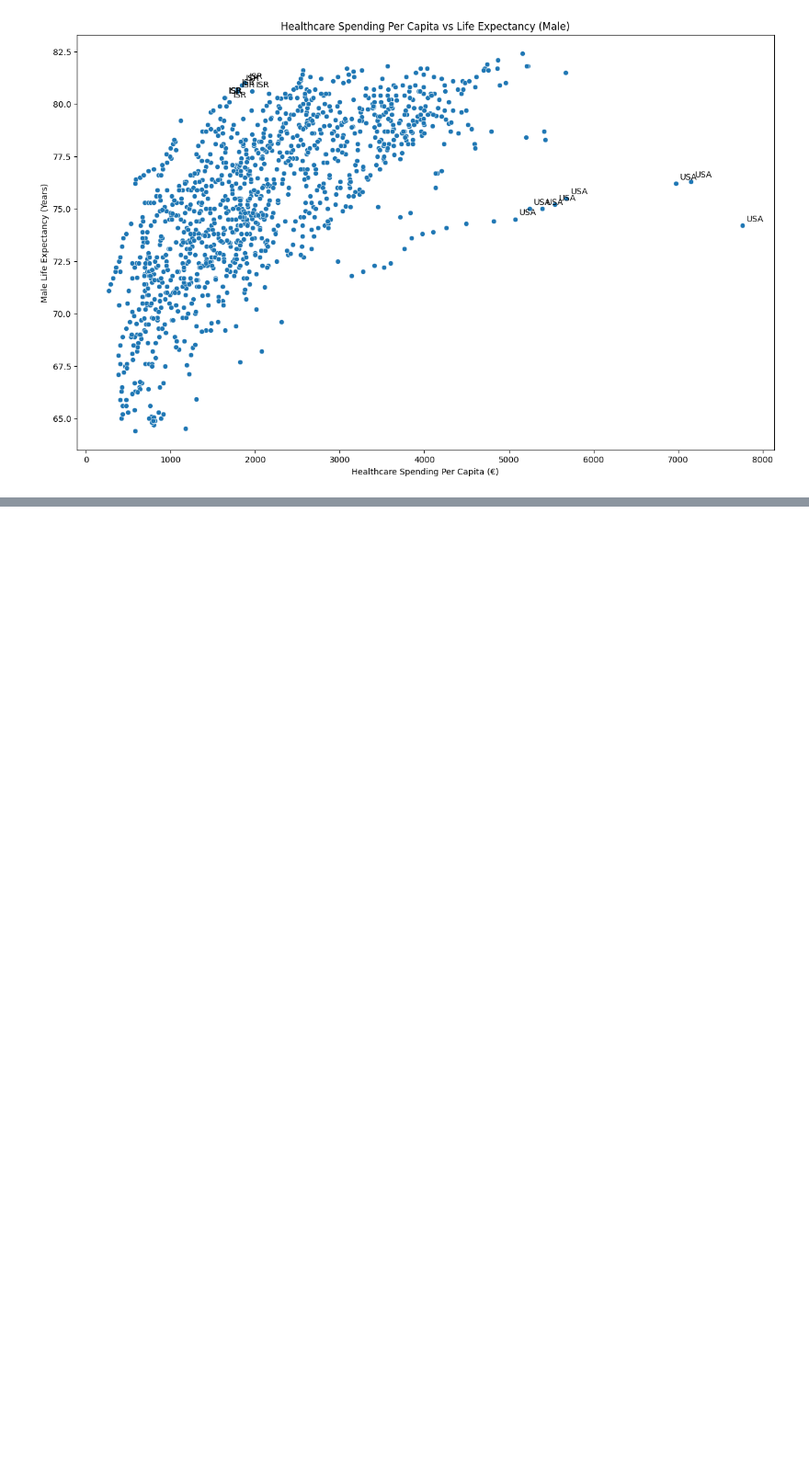
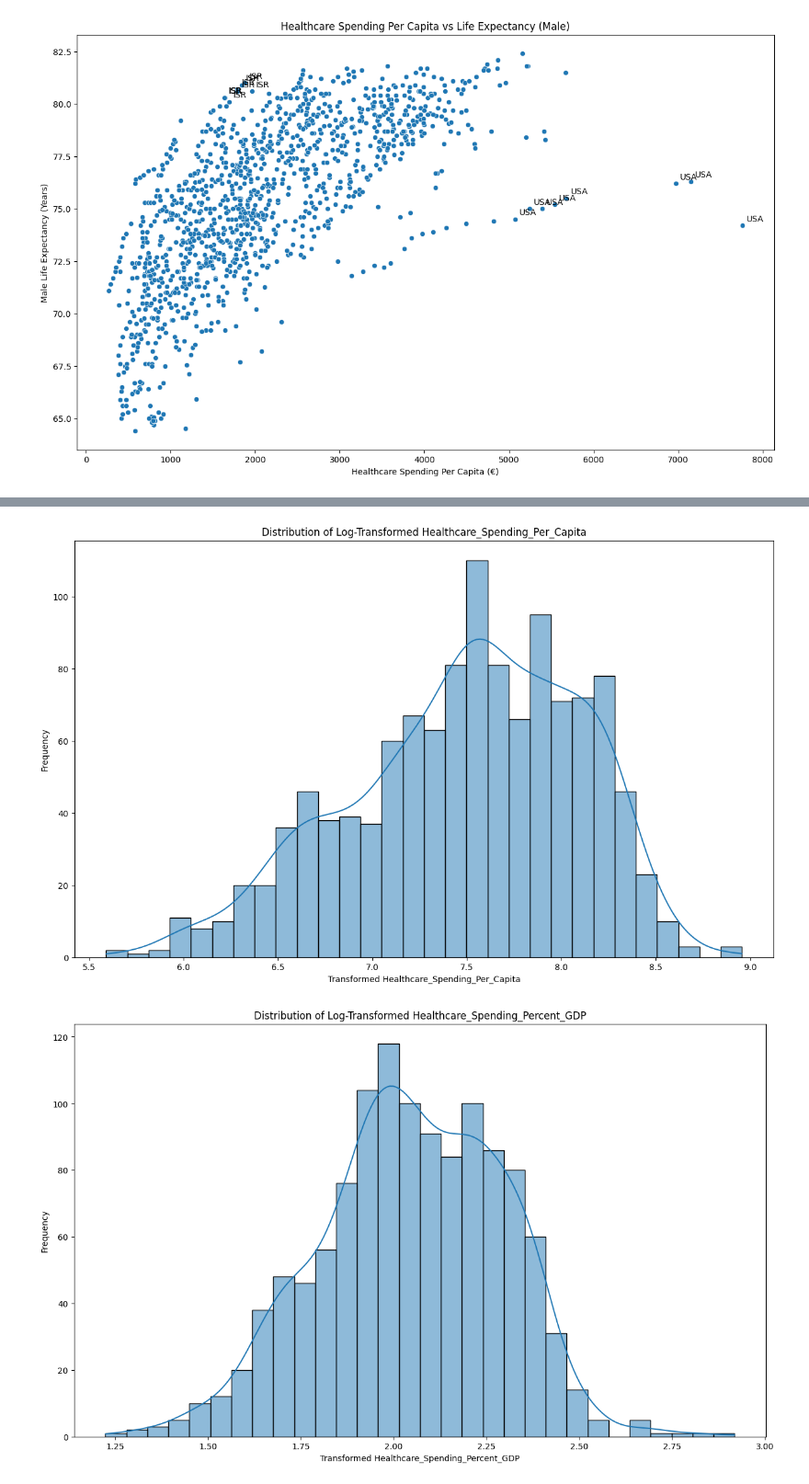
Before and after one commit to BastiSeid/healthcare-efficiency-analysis, a Jupyter notebook: notebooks/01_data_collection.ipynb, the cells around one changed output, grey strips where cells are left out. Shown at 92% size. Cells and saved outputs as stored; diff of their text form; code cells hidden in the pictures; blank space fills up the shorter version.

```diff
--- a/notebooks/01_data_collection.ipynb
+++ b/notebooks/01_data_collection.ipynb
@@ -430,0 +477,19 @@ See the caveats in the documentation: https://pandas.pydata.org/pandas-docs/stab
+# %%
+# log transformation for skewed data
+skewed_columns = ['Healthcare_Spending_Per_Capita', "Healthcare_Spending_Percent_GDP", 'Infant_Mortality_Rate', 'Maternal_Mortality_Rate']
+
+for column in skewed_columns:
+    clean_ml_df[f'Log_{column}'] = np.log(clean_ml_df[column])
+
+
+# distribution analysis after log transformation
+for column in skewed_columns:
+    plt.figure(figsize=(15, 9))
+    sns.histplot(data=clean_ml_df, x=f'Log_{column}', bins=30, kde=True)
+    plt.title(f'Distribution of Log-Transformed {column}')
+    plt.xlabel(f'Transformed {column}')
+    plt.ylabel('Frequency')
+    plt.show()
+# %% [output]
+[figure, added]
+[figure, added]
```
Also changed, not shown: parts of 8 cells of this notebook.
